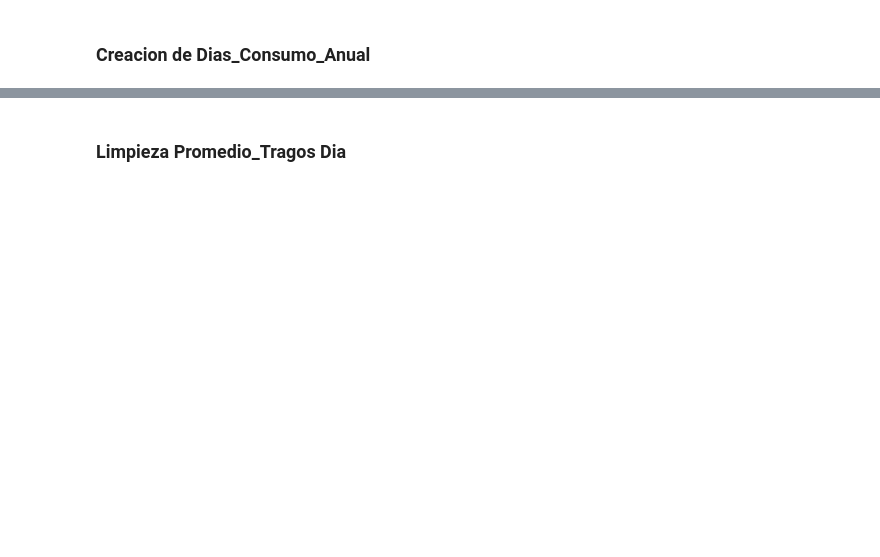
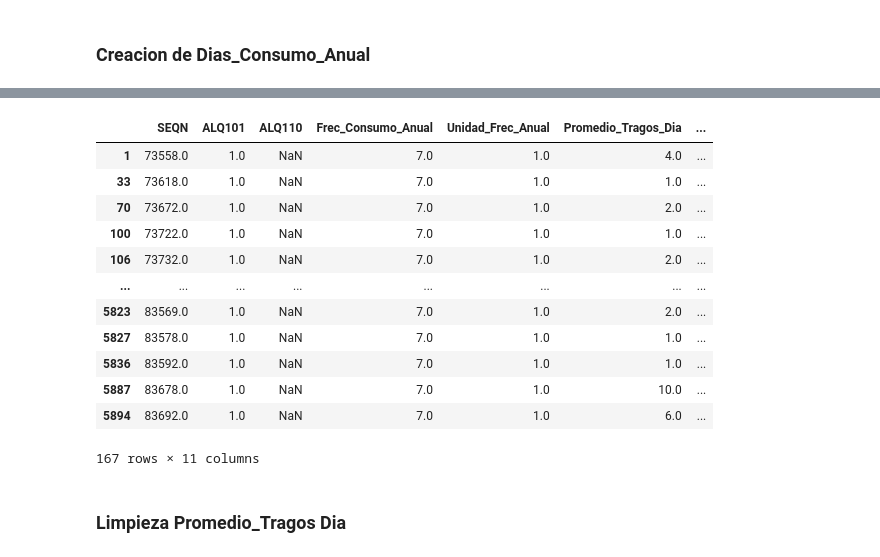
Before and after one commit to salva1984/kokoa-analisis-salud-mental, a Jupyter notebook: notebooks/02-limpieza.ipynb, the cells around one changed output, grey strips where cells are left out. Saved outputs shown, nothing was run; the diff lists cells and outputs as text; code cells hidden in the pictures; blank space fills up the shorter version.

```diff
--- a/notebooks/02-limpieza.ipynb
+++ b/notebooks/02-limpieza.ipynb
@@ -467,2 +580,18 @@ df
+# %%
+df[df['Dias_Consumo_Anual']==364]
+# %% [output]
+|  | SEQN | ALQ101 | ALQ110 | Frec_Consumo_Anual | Unidad_Frec_Anual | Promedio_Tragos_Dia | ... |
+| 1 | 73558.0 | 1.0 | NaN | 7.0 | 1.0 | 4.0 | ... |
+| 33 | 73618.0 | 1.0 | NaN | 7.0 | 1.0 | 1.0 | ... |
+| 70 | 73672.0 | 1.0 | NaN | 7.0 | 1.0 | 2.0 | ... |
+| 100 | 73722.0 | 1.0 | NaN | 7.0 | 1.0 | 1.0 | ... |
+| 106 | 73732.0 | 1.0 | NaN | 7.0 | 1.0 | 2.0 | ... |
+| ... | ... | ... | ... | ... | ... | ... | ... |
+| 5823 | 83569.0 | 1.0 | NaN | 7.0 | 1.0 | 2.0 | ... |
+| 5827 | 83578.0 | 1.0 | NaN | 7.0 | 1.0 | 1.0 | ... |
+| 5836 | 83592.0 | 1.0 | NaN | 7.0 | 1.0 | 1.0 | ... |
+| 5887 | 83678.0 | 1.0 | NaN | 7.0 | 1.0 | 10.0 | ... |
+| 5894 | 83692.0 | 1.0 | NaN | 7.0 | 1.0 | 6.0 | ... |
+167 rows × 11 columns
 # %% [markdown]
 ### Limpieza Promedio_Tragos Dia
```
Also changed, not shown: parts of 26 cells of this notebook, 6 other files.
